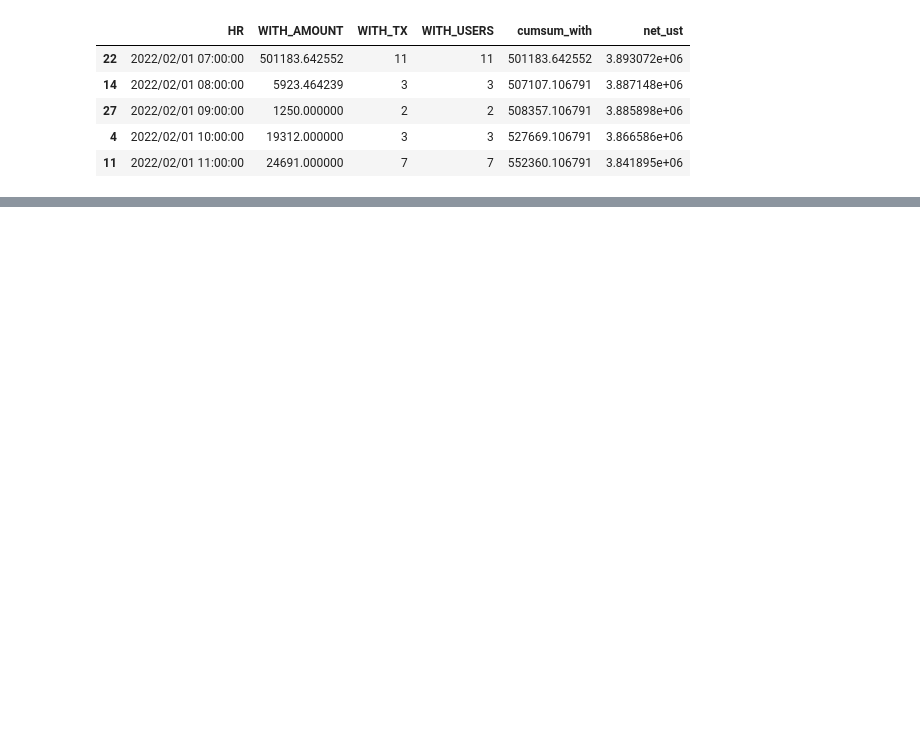
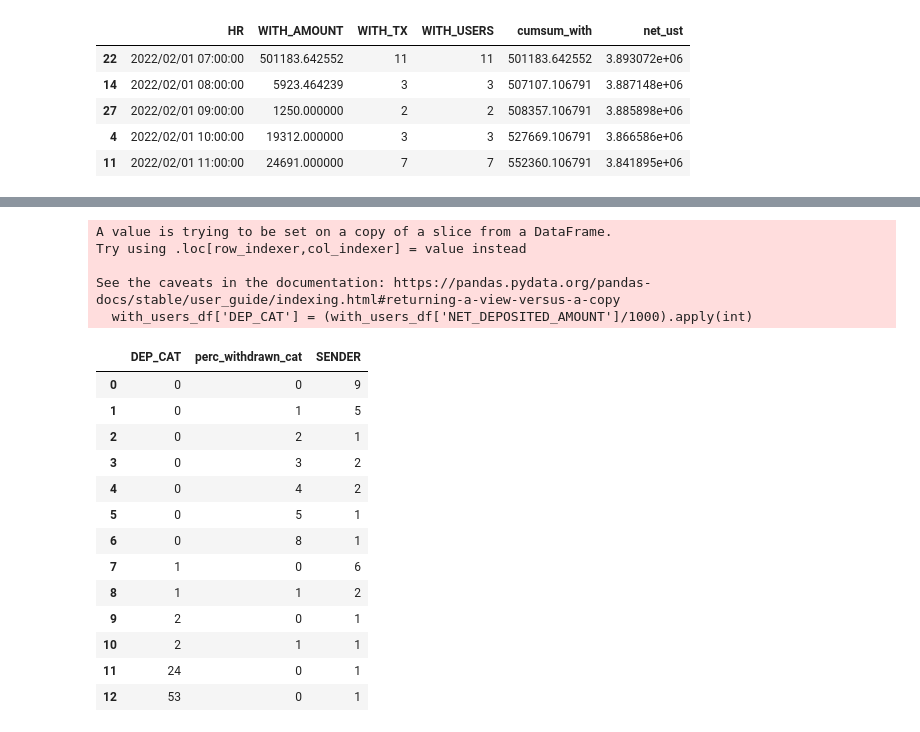
Before and after one commit to IncioMan/mars_lockdrop, a Jupyter notebook: notebook/Prism launch.ipynb, the cells around one changed output, grey strips where cells are left out. Drawn from its saved outputs; the diff is of its cells as text; code cells hidden in the pictures; blank space fills up the shorter version.

```diff
--- a/notebook/Prism launch.ipynb
+++ b/notebook/Prism launch.ipynb
@@ -173,10 +162,10 @@ alt.Chart(p2_hourly_df.rename(columns=cols_dict)).mark_bar().encode(
 # %% [output]
 [interactive output not drawn]
 # %%
-df = p2_users_df[p2_users_df['HR'].notna()&p2_users_df['NET_DEPOSITED_AMOUNT']>0]
-df['perc_withdrawn'] = df[df['HR'].notna()]['WITHDRAWN_AMOUNT']/df['NET_DEPOSITED_AMOUNT']*100
-df['perc_withdrawn_cat'] = (df['perc_withdrawn']/100).apply(lambda x: int(x))
-df2 = df.groupby('perc_withdrawn_cat').SENDER.count()
+with_users_df = p2_users_df[p2_users_df['HR'].notna()&p2_users_df['NET_DEPOSITED_AMOUNT']>0]
+with_users_df['perc_withdrawn'] = with_users_df[with_users_df['HR'].notna()]['WITHDRAWN_AMOUNT']/with_users_df['NET_DEPOSITED_AMOUNT']*100
+with_users_df['perc_withdrawn_cat'] = (with_users_df['perc_withdrawn']/100).apply(lambda x: int(x))
+df2 = with_users_df.groupby('perc_withdrawn_cat').SENDER.count()
 # %% [output]
 A value is trying to be set on a copy of a slice from a DataFrame.
 Try using .loc[row_indexer,col_indexer] = value instead
@@ -236,0 +222,25 @@ alt.Chart(...)
+# %%
+with_users_df['DEP_CAT'] = (with_users_df['NET_DEPOSITED_AMOUNT']/1000).apply(int)
+df = with_users_df.groupby(['DEP_CAT','perc_withdrawn_cat']).SENDER.count()
+df = df.reset_index()
+df
+# %% [output]
+A value is trying to be set on a copy of a slice from a DataFrame.
+Try using .loc[row_indexer,col_indexer] = value instead
+
+See the caveats in the documentation: https://pandas.pydata.org/pandas-docs/stable/user_guide/indexing.html#returning-a-view-versus-a-copy
+  with_users_df['DEP_CAT'] = (with_users_df['NET_DEPOSITED_AMOUNT']/1000).apply(int)
+|  | DEP_CAT | perc_withdrawn_cat | SENDER |
+| 0 | 0 | 0 | 9 |
+| 1 | 0 | 1 | 5 |
+| 2 | 0 | 2 | 1 |
+| 3 | 0 | 3 | 2 |
+| 4 | 0 | 4 | 2 |
+| 5 | 0 | 5 | 1 |
+| 6 | 0 | 8 | 1 |
+| 7 | 1 | 0 | 6 |
+| 8 | 1 | 1 | 2 |
+| 9 | 2 | 0 | 1 |
+| 10 | 2 | 1 | 1 |
+| 11 | 24 | 0 | 1 |
+| 12 | 53 | 0 | 1 |
```
Also changed, not shown: parts of 7 cells of this notebook.
